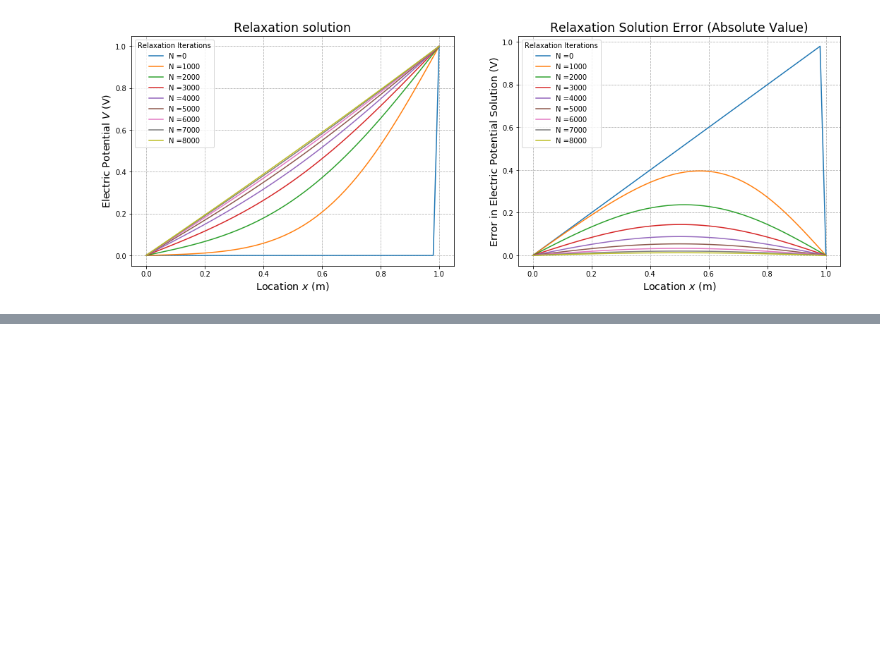
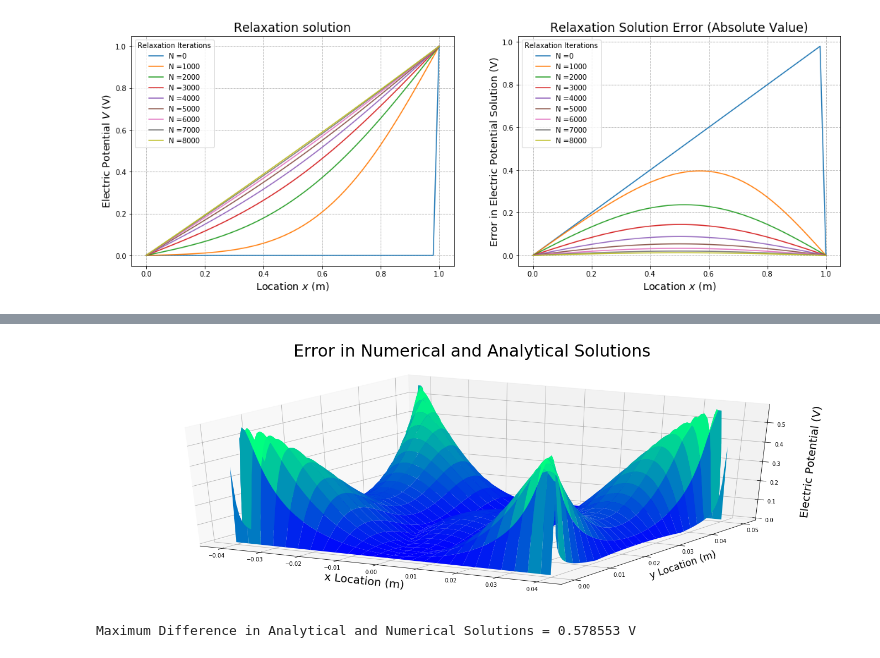
Before and after one commit to kennethsharman/PHYS_481, a Jupyter notebook: Exams/Midterm.ipynb, the cells around one changed output, grey strips where cells are left out. Saved outputs shown, nothing was run; the diff lists cells and outputs as text; code cells hidden in the pictures; blank space fills up the shorter version.

```diff
--- a/Exams/Midterm.ipynb
+++ b/Exams/Midterm.ipynb
@@ -229,0 +364,43 @@ Since these are semi log plots, we note that past roughly three decimal places,
+# %%
+'''Define function that computes error in solution'''
+def error_in_potential(numerical_sol, analytical_sol, plot=False, title=''):
+    '''
+    Function calculates the absolute difference of parameters
+    Parameters:
+        numerical_sol: Array representing numerical solution potential
+        analytical_sol: Array representing analytical solution potential
+        plot: If true plots that difference error. Default is False
+        title: Plot title
+    Returns absolute difference in solutions if plot == False
+    '''
+
+    error = abs(numerical_sol - analytical_sol)
+
+    if plot == True:
+        fig = plt.figure(figsize=(24, 8))
+        ax = plt.axes(projection='3d')
+
+        ax.plot_surface(two_dim_system.x, two_dim_system.y, error, rcount=25, \
+                        ccount=25, cmap='winter')
+
+        ax.set_xlabel('\nx Location (m)', fontsize=20)
+        ax.set_ylabel('\ny Location (m)', fontsize='xx-large')
+        ax.set_zlabel('Electric Potential (V)', fontsize=20, labelpad=20)
+        ax.set_title(title, fontsize=30)
+
+        plt.show()
+
+        max_error = np.amax(error)
+        print('Maximum Difference in Analytical and Numerical Solutions =', np.round(max_error, 6), 'V')
+
+    else:
+        return error
+# %%
+'''Determine the Error in Numerical and Analytical Solution of Griffiths Example 3.4'''
+
+# Plot error
+error_in_potential(two_dim_system.v, analytical_solution(V0=4.0, a=5.0, b=4.0,\
+    shape=(100, 100)), plot=True, title='Error in Numerical and Analytical Solutions\n')
+# %% [output]
+[figure, added]
+Maximum Difference in Analytical and Numerical Solutions = 0.578553 V
```
Also changed, not shown: parts of 44 cells of this notebook.
